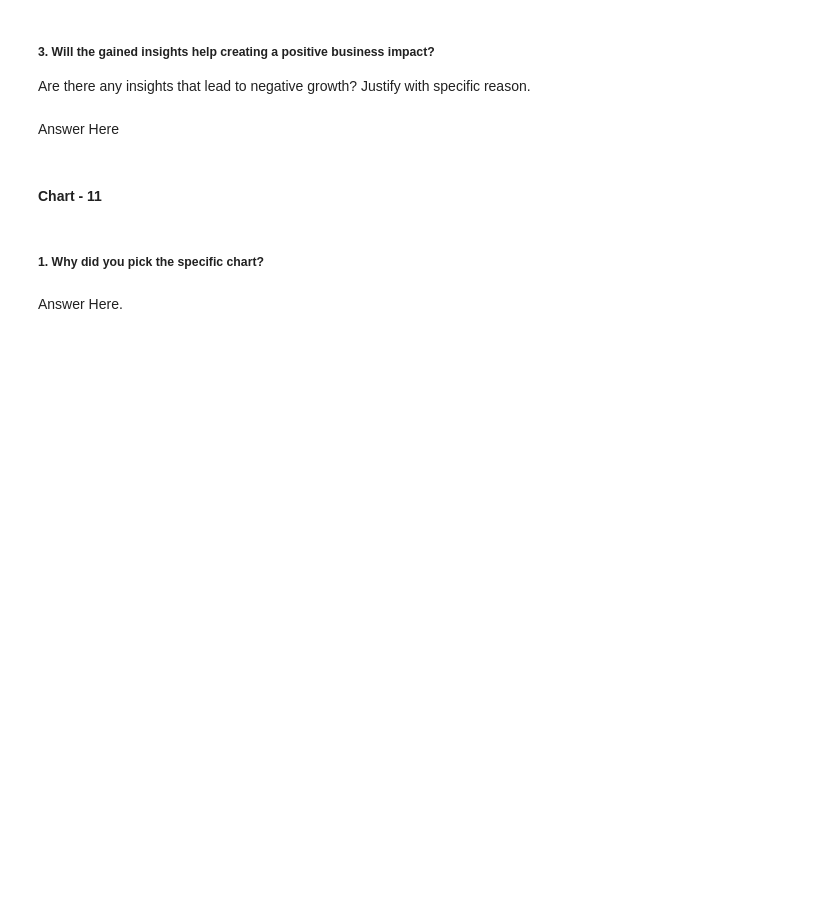
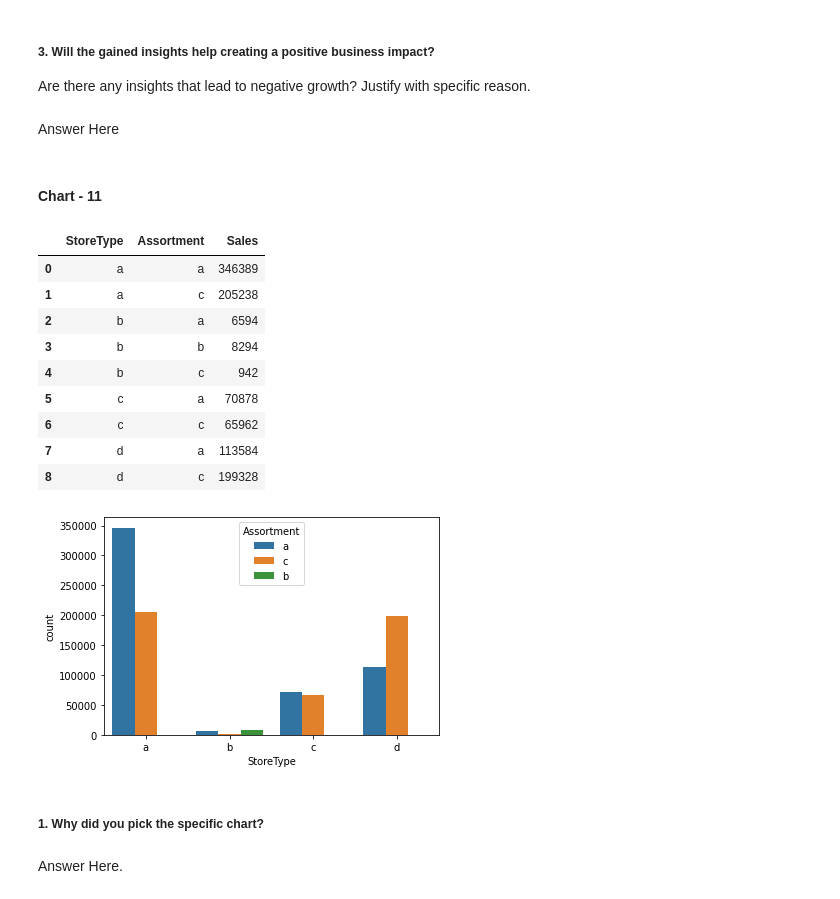
Before and after one commit to Jeetesh-KumarM/CAPSTONE-PROJECT-2-Regression, a Jupyter notebook: Capstone_Project_2_Regression.ipynb, the cells around one changed output. Saved outputs shown, nothing was run; the diff lists cells and outputs as text; code cells hidden in the pictures; blank space fills up the shorter version.

```diff
--- a/Capstone_Project_2_Regression.ipynb
+++ b/Capstone_Project_2_Regression.ipynb
@@ -755,3 +764,20 @@ Answer Here
+# %%
+# Chart - 10 visualization code
+temp=dff.groupby(['StoreType','Assortment'],as_index=False).agg({'Sales':'count'})
+sns.countplot(x="StoreType",hue="Assortment",order=["a","b","c","d"], data=dff)
+temp
+# %% [output]
+|  | StoreType | Assortment | Sales |
+| 0 | a | a | 346389 |
+| 1 | a | c | 205238 |
+| 2 | b | a | 6594 |
+| 3 | b | b | 8294 |
+| 4 | b | c | 942 |
+| 5 | c | a | 70878 |
+| 6 | c | c | 65962 |
+| 7 | d | a | 113584 |
+| 8 | d | c | 199328 |
+[figure, added]
 # %% [markdown]
 ##### 1. Why did you pick the specific chart?
 # %% [markdown]
```
Also changed, not shown: parts of 17 cells of this notebook.
